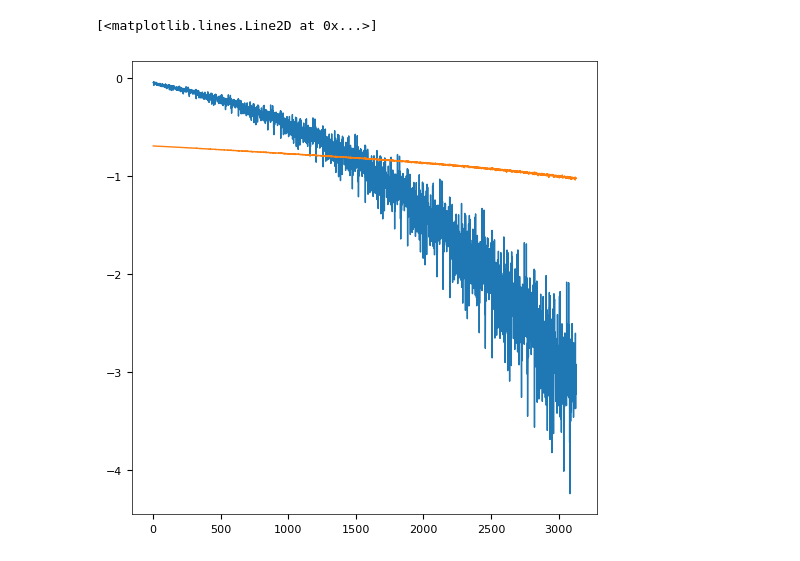
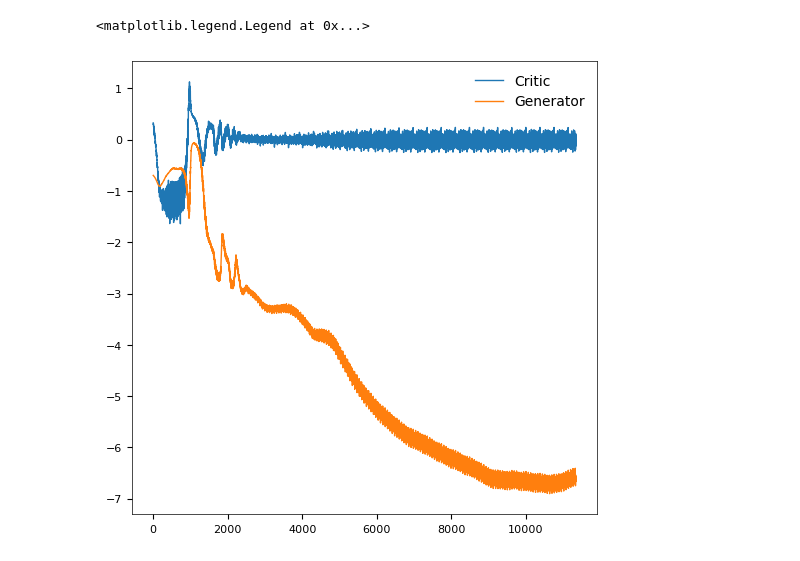
Before and after one commit to phillipmurray/DL_integrated_variance, a Jupyter notebook: notebooks/GAN_Notebooks/ConstantVol_GAN.ipynb, the cells around one changed output. Saved outputs shown, nothing was run; the diff lists cells and outputs as text; code cells hidden in the pictures.

```diff
--- a/notebooks/GAN_Notebooks/ConstantVol_GAN.ipynb
+++ b/notebooks/GAN_Notebooks/ConstantVol_GAN.ipynb
@@ -14,9 +14,9 @@ import seaborn as sns
 import matplotlib.pyplot as plt
 set_plot_params()
 # %%
-N_paths = 10016
+N_paths = 100000
 total_timesteps = 60*60*7.5 #1 second data
 n_timesteps = 60 #train at 1 min interval
 
-vol_model = ConstantVol(sigma=0.2)
+vol_model = ConstantVol(sigma=0.19)
 spots, vols = vol_model.generate(N_paths, total_timesteps, n_timesteps, reshape_for_rnn=True)
@@ -29,14 +23,17 @@ to those of the standard normal. We set $k=4$ and train using the $L1$ norm. We
 # %%
-generator = FFNetwork(n_layers=2, h_dims=32, loss=None, lr=0.00000001)
-discriminator = FFNetwork(n_layers=2, h_dims=32, loss=None, lr=0.000002)
+generator = FFNetwork(n_layers=3, h_dims=32, loss=None, batch_norm = True, lr=0.00001)
+discriminator = FFNetwork(n_layers=3, h_dims=32, loss=None,  batch_norm = True, lr=0.00002)
 # %%
 gan = IVGan(discriminator, generator)
 # %%
 result = gan.train(x_train=spots.squeeze(-1),
         true_sample=np.random.normal(size=(N_paths, 1)),
-        num_epochs=10,
-        batch_size=256,
-        clip=True,
-        num_critic=10,
+        num_epochs=30,
+        batch_size=264,
+        clip=0.5,
+        num_critic=5,
+        show_hist=False,
+        show_rmse = True,
+        vol_model = vol_model
 )
 # %% [output]
@@ -49,6 +53,7 @@ InvalidArgumentError: Index out of range using input dim 2; input has only 2 dim
 # %%
-plt.plot(result['critic_loss'])
-plt.plot(result['generator_loss'])
+plt.plot(result['critic_loss'],label="Critic")
+plt.plot(result['generator_loss'],label="Generator")
+plt.legend()
 # %% [output]
-[<matplotlib.lines.Line2D at 0x...>]
+<matplotlib.legend.Legend at 0x...>
-[figure, old version]
+[figure, new version]
```
Also changed, not shown: parts of 13 cells of this notebook.
